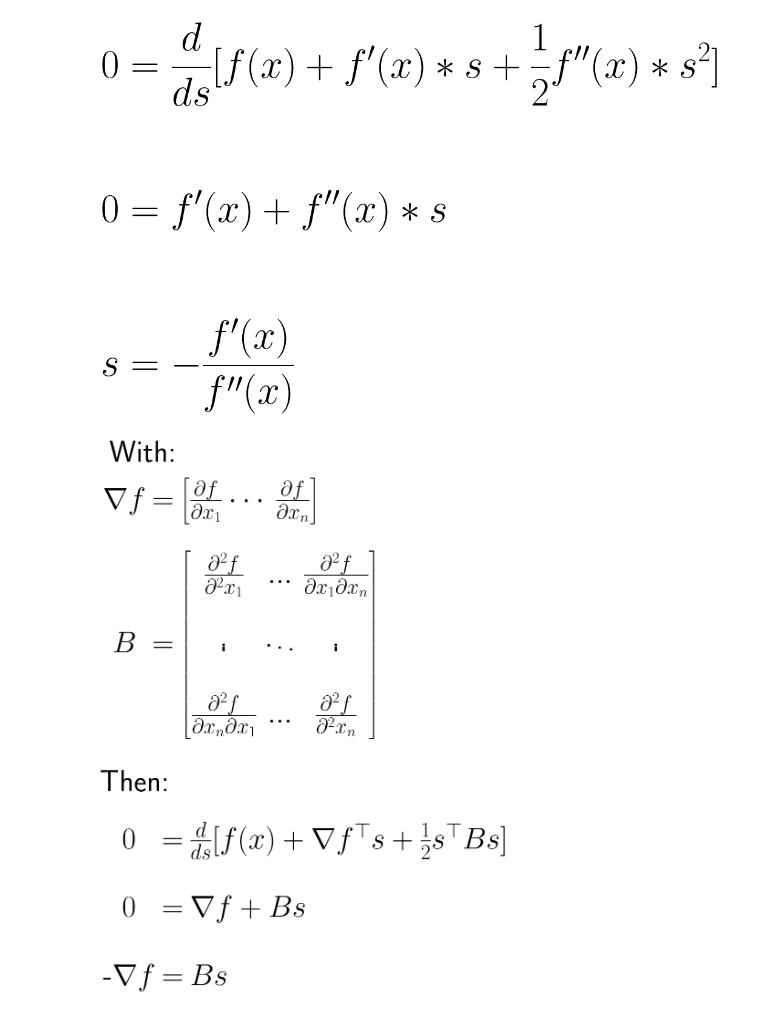
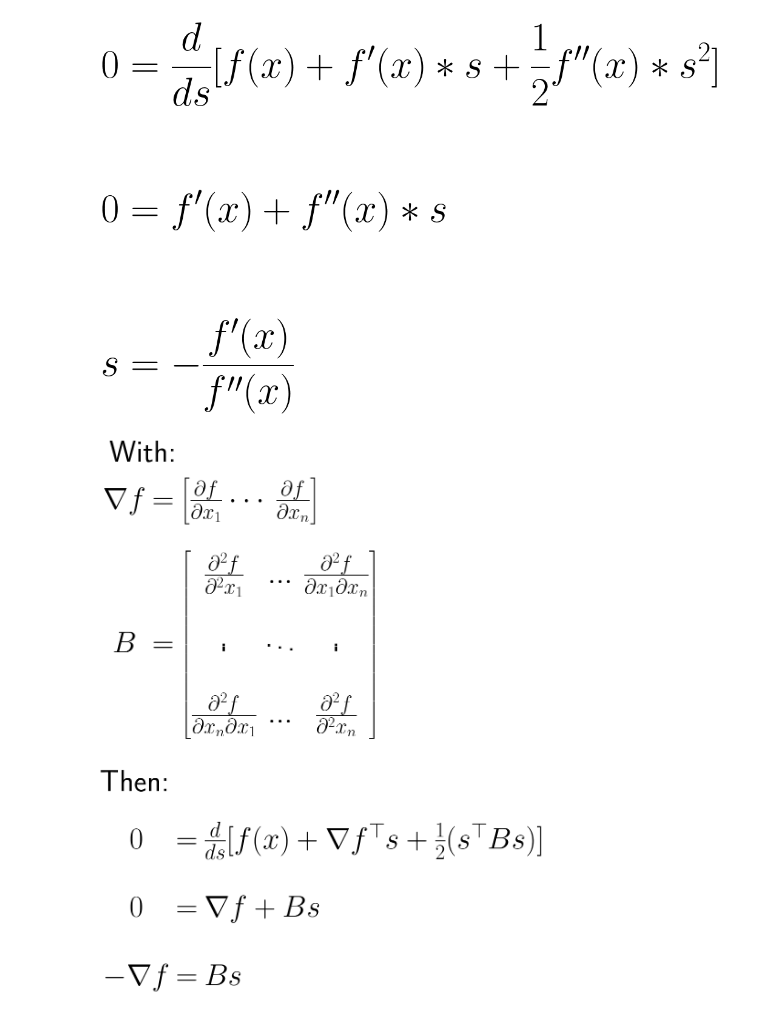
Before and after one commit to lprekon/lprekon.github.io, a Jupyter notebook: content/lmbfgs_explainer/lmbfgs_blogpost_graphics.ipynb, the cells around one changed output. Drawn from its saved outputs; the diff is of its cells as text; code cells hidden in the pictures.

```diff
--- a/content/lmbfgs_explainer/lmbfgs_blogpost_graphics.ipynb
+++ b/content/lmbfgs_explainer/lmbfgs_blogpost_graphics.ipynb
@@ -111,36 +111,36 @@ save_fig(fig, f"{image_folder_name}/step_calculation.png")
 # Multivar Step Calc p1
 # eq_1 = r"With:"
 # eq_2 = ""
 # eq_1 = r"$0 = \frac{d}{ds}[f(x) + {\nabla}f^{\top}s + \frac{1}{2} s^{\top}Bs]$"
 # eq_2 = r"$0 = {\nabla}f + Bs$"
 # eq_3 = r"$-{\nabla}f = Bs$"
 
 eq = (
     r"$"
     r"\text{With:} \\[24pt]"
     r"\begin{array}{ccl}"
     r"{\nabla}f &=& \begin{bmatrix} \frac{{\partial}f}{{\partial}x_1} & \cdots & \frac{{\partial}f}{{\partial}x_n} \end{bmatrix} \\[48pt]"
     r"B &=& "
     r"\begin{bmatrix}"
     r"\frac{{\partial}^2f}{{\partial}^2x_1} & ... & \frac{{\partial}^2f}{{\partial}x_1{\partial}x_n} \\[48pt]"
     r" \vdots &  \ddots & \vdots \\[48pt]"
     r"\frac{{\partial}^2f}{{\partial}x_n{\partial}x_1} & ... & \frac{{\partial}^2f}{{\partial}^2x_n}"
     r"\end{bmatrix}"
     r"\end{array} \\[48pt]"
     r"\text{Then:} \\[48pt]"
     r"\begin{array}{ccl}"
-    r"0 &=& \frac{d}{ds}[f(x) + {\nabla}f^{\top}s + \frac{1}{2} s^{\top}Bs] \\[48pt]"
+    r"0 &=& \frac{d}{ds}[f(x) + {\nabla}f^{\top}s + \frac{1}{2} (s^{\top}Bs)] \\[48pt]"
     r"0 &=& {\nabla}f + Bs \\[48pt]"
-    r"\text{-}{\nabla}f &=& Bs"
+    r"-{\nabla}f &=& Bs"
     r"\end{array}"
     r"$")
 
 fig = plt.figure(figsize=(10, 7.5))
 plt.gca().axis("off")
 fig.text(0.5, 0.5, eq, fontsize="48", va="center", ha="center")
 save_fig(fig, f"{image_folder_name}/multivar_step_calculation_p1.png")
 # %% [output]
-[figure, old version]
+[figure, new version]
 # %%
 # Multivar Step Calc p2
 
```
Also changed, not shown: parts of 5 cells of this notebook.
